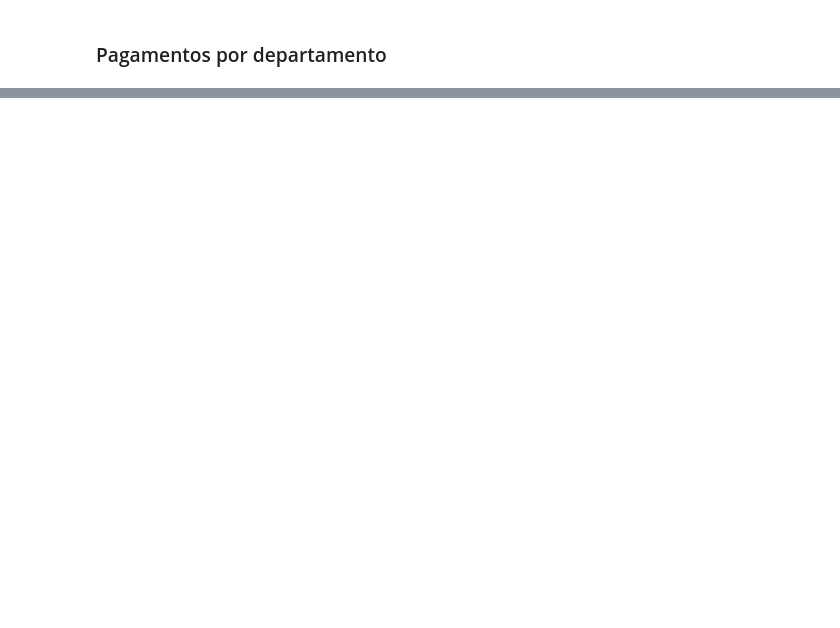
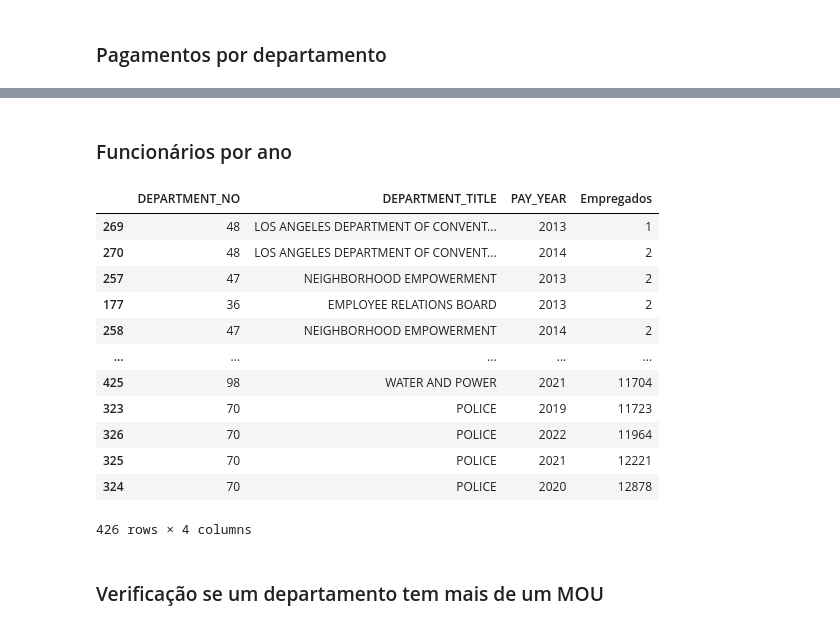
Before and after one commit to HugoCSouza/HUGO_SOUZA_DDF_TECH_072024, a Jupyter notebook: src/notebooks/eda.ipynb, the cells around one changed output, grey strips where cells are left out. Drawn from its saved outputs; the diff is of its cells as text; code cells hidden in the pictures; blank space fills up the shorter version.

```diff
--- a/src/notebooks/eda.ipynb
+++ b/src/notebooks/eda.ipynb
@@ -478,0 +482,22 @@ payments_departments.sort_values(by="TOTAL_PAY",ascending=False)
+# %% [markdown]
+### Funcionários por ano
+# %%
+active = bd[bd["JOB_STATUS"] == "ACTIVE"]
+employe_dep_year = active.groupby(["DEPARTMENT_NO","DEPARTMENT_TITLE","PAY_YEAR"]).size().reset_index(name="Empregados")
+employe_dep_year.sort_values(by="Empregados", ascending=True)
+# %% [output]
+|  | DEPARTMENT_NO | DEPARTMENT_TITLE | PAY_YEAR | Empregados |
+| 269 | 48 | LOS ANGELES DEPARTMENT OF CONVENT... | 2013 | 1 |
+| 270 | 48 | LOS ANGELES DEPARTMENT OF CONVENT... | 2014 | 2 |
+| 257 | 47 | NEIGHBORHOOD EMPOWERMENT | 2013 | 2 |
+| 177 | 36 | EMPLOYEE RELATIONS BOARD | 2013 | 2 |
+| 258 | 47 | NEIGHBORHOOD EMPOWERMENT | 2014 | 2 |
+| ... | ... | ... | ... | ... |
+| 425 | 98 | WATER AND POWER | 2021 | 11704 |
+| 323 | 70 | POLICE | 2019 | 11723 |
+| 326 | 70 | POLICE | 2022 | 11964 |
+| 325 | 70 | POLICE | 2021 | 12221 |
+| 324 | 70 | POLICE | 2020 | 12878 |
+426 rows × 4 columns
+# %% [markdown]
+### Verificação se um departamento tem mais de um MOU
```
Also changed, not shown: parts of 18 cells of this notebook, 1 other file.
